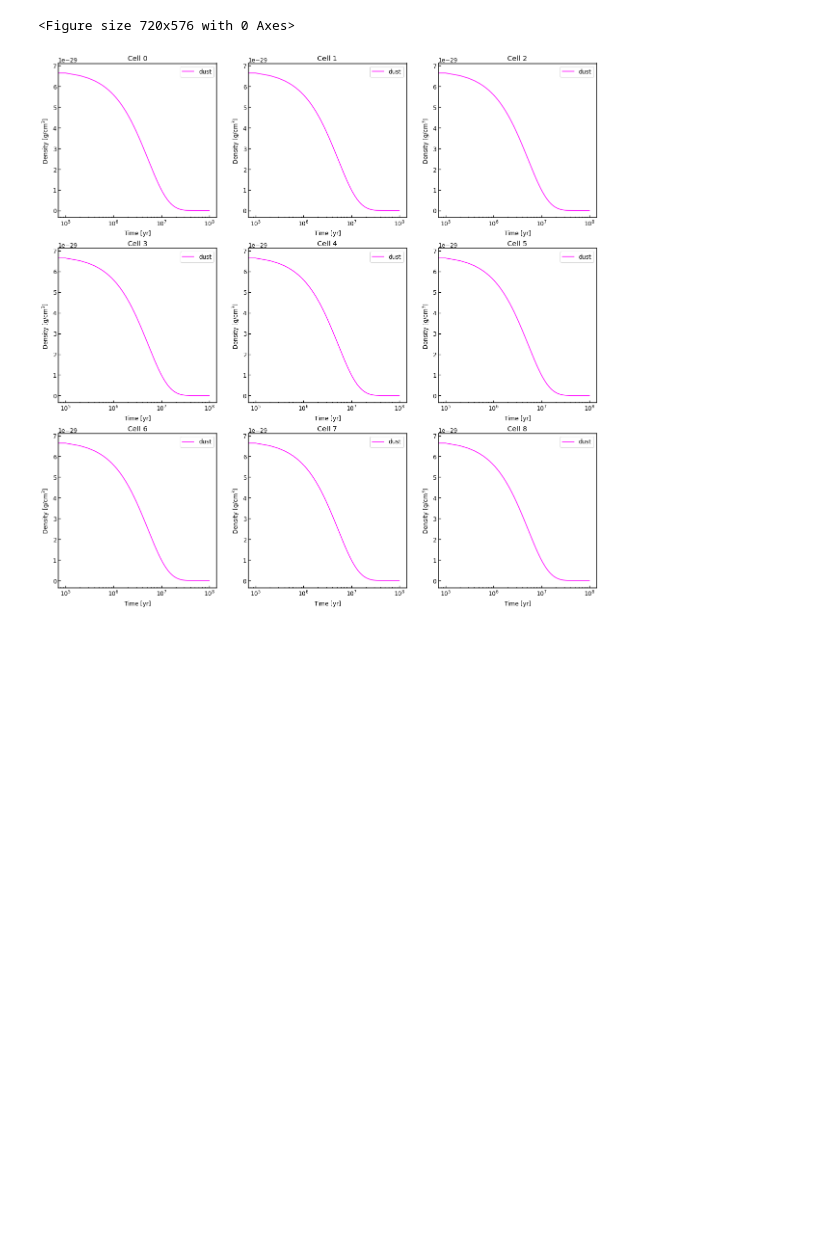
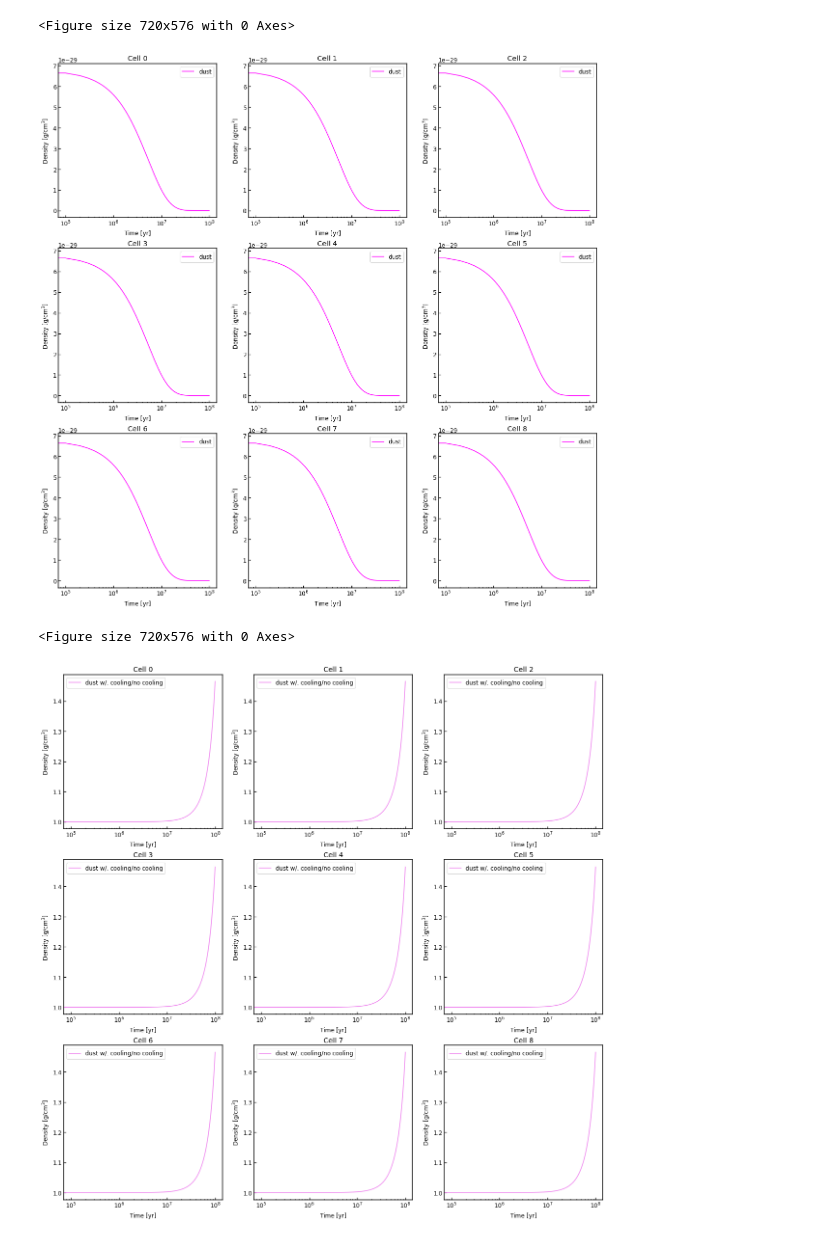
Before and after one commit to helenarichie/my_scripts, a Jupyter notebook: cholla/dust_model/cuda/cholla_sims.ipynb, the cells around one changed output. Saved outputs shown, nothing was run; the diff lists cells and outputs as text; code cells hidden in the pictures; blank space fills up the shorter version.

Commit message:
add cooling comparison and start of 2D plotting code

```diff
--- a/cholla/dust_model/cuda/cholla_sims.ipynb
+++ b/cholla/dust_model/cuda/cholla_sims.ipynb
@@ -46,6 +46,8 @@ DENSITY_UNIT = (MASS_UNIT/(LENGTH_UNIT**3))
 VELOCITY_UNIT = (LENGTH_UNIT/TIME_UNIT)
 PRESSURE_UNIT = (DENSITY_UNIT*VELOCITY_UNIT**2)
 ENERGY_UNIT = (DENSITY_UNIT*VELOCITY_UNIT*VELOCITY_UNIT)
+
+n = 1000
 
 for test_i in tests:
     dnamein = f"./cholla_out/{test_i}/"
@@ -93,4 +95,79 @@ for i, ax in enumerate(axs.flat):
 # %% [output]
 <Figure size 720x576 with 0 Axes>
 [figure]
+# %%
+tests = ["const_1D_cool"]
+
+d_gas_cool = []
+d_dust_cool = []
+t_arr_cool = []
+E_cool = []
+
+LENGTH_UNIT = 3.08567758e21 # kpc in cm
+MASS_UNIT = 1.98855e33 # solar mass in grams
+TIME_UNIT = 3.15569e10 # kyr in s
+DENSITY_UNIT = (MASS_UNIT/(LENGTH_UNIT**3))
+VELOCITY_UNIT = (LENGTH_UNIT/TIME_UNIT)
+PRESSURE_UNIT = (DENSITY_UNIT*VELOCITY_UNIT**2)
+ENERGY_UNIT = (DENSITY_UNIT*VELOCITY_UNIT*VELOCITY_UNIT)
+
+for test_i in tests:
+    dnamein = f"./cholla_out/{test_i}/"
+    dnameout = f"./cholla_out/{test_i}/"
+    i_out = np.arange(0, n)
+    DE = 0
+    for i in i_out:
+        f = h5py.File(dnamein + str(i) + ".h5.0", "r")
+        head = f.attrs # Allows dictionary-style access to an HDF5 object's attributes.
+        a_group_key = list(f.keys())
+
+        t_arr_cool.append(head["t"]*1e3)
+
+        nx = head["dims"][0]
+        xrange = np.arange(0, nx + 1)
+        gamma = head["gamma"][0]
+        d = np.array(f["density"]) # mass density
+        mx = np.array(f["momentum_x"]) # x-momentum
+        my = np.array(f["momentum_y"]) # y-momentum
+        mz = np.array(f["momentum_z"]) # z-momentum
+        E = np.array(f["Energy"]) # total energy density
+        d_dust_i = np.array(f["scalar0"]) # dust density
+
+        d_dust_cool.append(d_dust_i*DENSITY_UNIT)
+        d_gas_cool.append(d*DENSITY_UNIT)
+        E_cool.append(E*ENERGY_UNIT)
+
+
+        vx = mx / d
+        vy = my / d
+        vz = mz / d
+
+fig = plt.figure(figsize=(10,8))
+
+d_dust_cell_cool = np.zeros((10, len(t_arr)))
+for i, d_i in enumerate(d_dust_cool):
+    for j, cell in enumerate(d_i):
+        d_dust_cell_cool[j][i] = cell
+
+d_gas_cell_cool = np.zeros((10, len(t_arr)))
+for i, d_i in enumerate(d_gas_cool):
+    for j, cell in enumerate(d_i):
+        d_gas_cell_cool[j][i] = cell
+
+E_cell_cool = np.zeros((10, len(t_arr)))
+for i, d_i in enumerate(E_cool):
+    for j, cell in enumerate(d_i):
+        E_cell_cool[j][i] = cell
+
+fig, axs = plt.subplots(3, 3, constrained_layout=False, figsize=(20,20))
+for i, ax in enumerate(axs.flat):
+    ax.semilogx(t_arr_cool, d_dust_cell_cool[i]/d_dust_cell[i], color="violet", label=f"dust w/. cooling/no cooling")
+    #ax.semilogx(t_arr, d_dust_cell[i], color="k", label=f"dust")
+    ax.set_title(f"Cell {i}")
+    ax.legend()
+    ax.set_xlabel("Time$~[yr]$")
+    ax.set_ylabel(r"Density$~[g/cm^3]$")
+# %% [output]
+<Figure size 720x576 with 0 Axes>
+[figure, added]
 # %%
```
Also changed, not shown: parts of 1 cell of this notebook.
